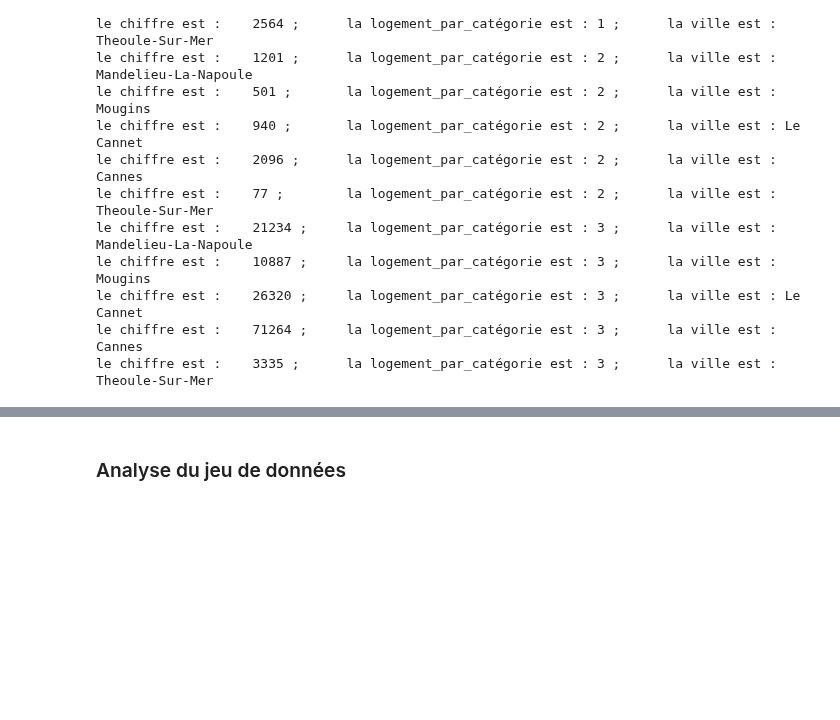
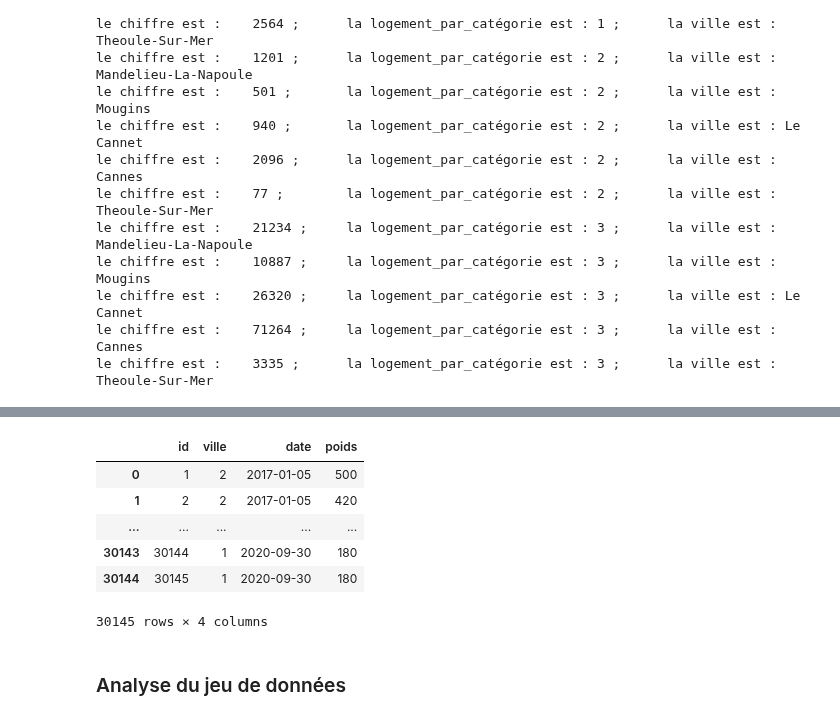
Before and after one commit to niryras/Cliink_Equipe2, a Jupyter notebook: jupyter/df2.ipynb, the cells around one changed output, grey strips where cells are left out. Saved outputs shown, nothing was run; the diff lists cells and outputs as text; code cells hidden in the pictures; blank space fills up the shorter version.

```diff
--- a/jupyter/df2.ipynb
+++ b/jupyter/df2.ipynb
@@ -902,3 +968,18 @@ le chiffre est :    3335 ;      la logement_par_catégorie est : 3 ;      la vil
+# %%
+# On réunis les 2 DataFrames dans le DataFrame collecteur
+collecteur = pd.concat([collecte1, collecte2])
+collecteur.reset_index(inplace = True)
+collecteur['id'] = collecteur.index + 1
+collecteur.drop(columns=['index'], inplace=True)
+collecteur
+# %% [output]
+|  | id | ville | date | poids |
+| 0 | 1 | 2 | 2017-01-05 | 500 |
+| 1 | 2 | 2 | 2017-01-05 | 420 |
+| ... | ... | ... | ... | ... |
+| 30143 | 30144 | 1 | 2020-09-30 | 180 |
+| 30144 | 30145 | 1 | 2020-09-30 | 180 |
+30145 rows × 4 columns
 # %% [markdown]
 ### Analyse du jeu de données
 # %%
```
Also changed, not shown: parts of 32 cells of this notebook, 3 other files.
